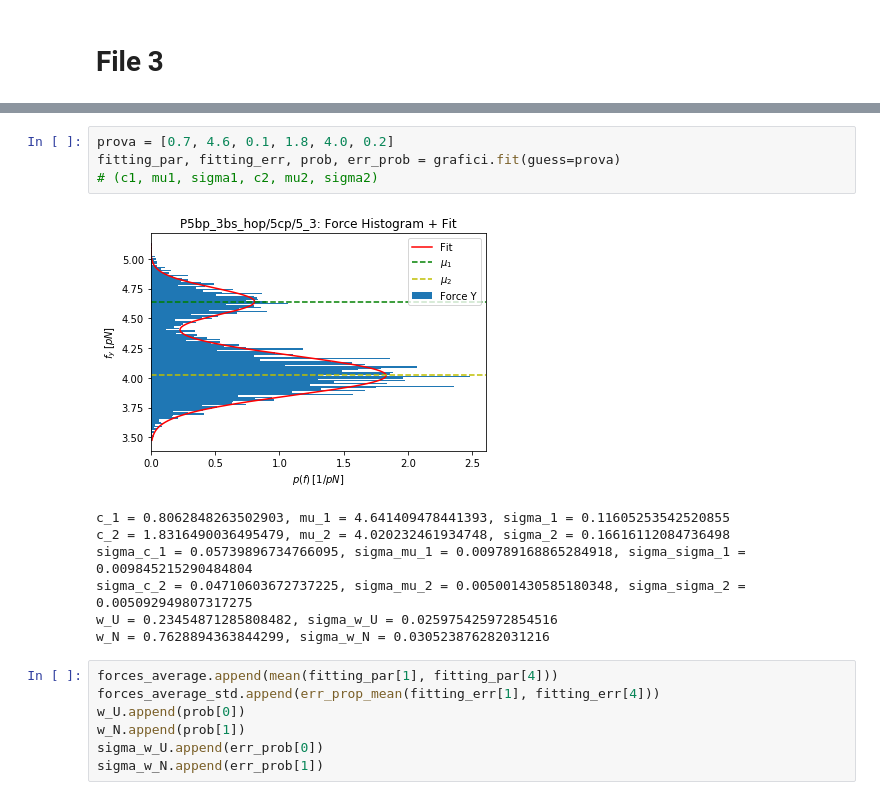
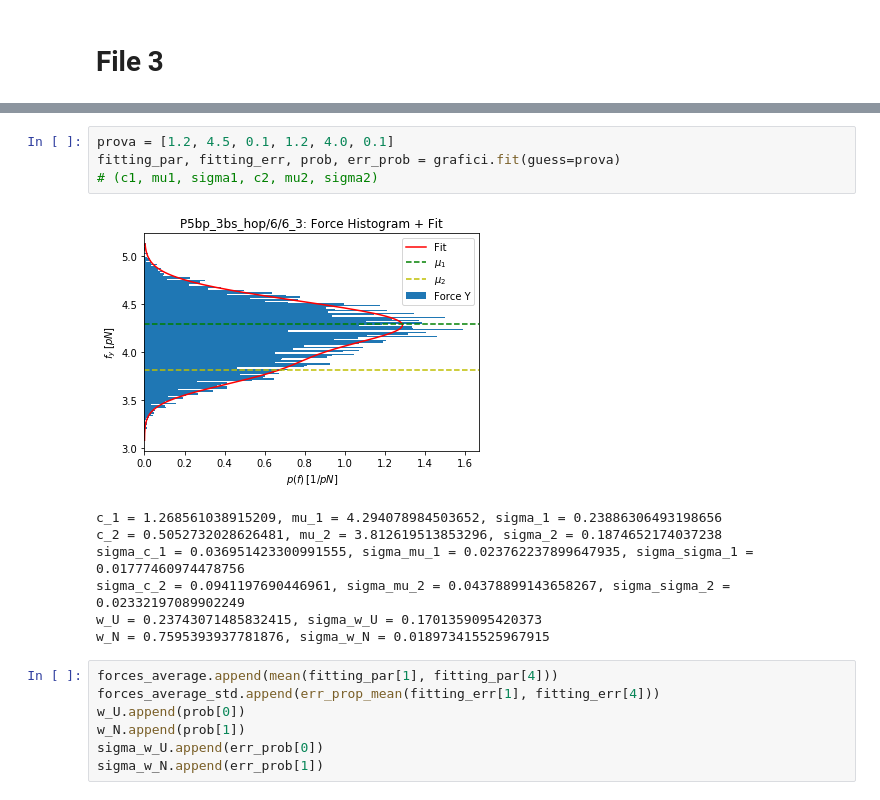
Before and after one commit to RiccardoTancredi/TesiTriennale, a Jupyter notebook: hoppingp5bp6.ipynb, the cells around one changed output, grey strips where cells are left out. Saved outputs shown, nothing was run; the diff lists cells and outputs as text.

```diff
--- a/hoppingp5bp6.ipynb
+++ b/hoppingp5bp6.ipynb
@@ -143,15 +145,15 @@ f media vale = 4.1745962678375355, con deviazione standard = 0.30865529479707404
 # %%
-prova = [0.7, 4.6, 0.1, 1.8, 4.0, 0.2]
+prova = [1.2, 4.5, 0.1, 1.2, 4.0, 0.1]
 fitting_par, fitting_err, prob, err_prob = grafici.fit(guess=prova)
 # (c1, mu1, sigma1, c2, mu2, sigma2)
 # %% [output]
-[figure, old version]
+[figure, new version]
-c_1 = 0.8062848263502903, mu_1 = 4.641409478441393, sigma_1 = 0.11605253542520855
-c_2 = 1.8316490036495479, mu_2 = 4.020232461934748, sigma_2 = 0.16616112084736498
-sigma_c_1 = 0.05739896734766095, sigma_mu_1 = 0.009789168865284918, sigma_sigma_1 = 0.009845215290484804
-sigma_c_2 = 0.04710603672737225, sigma_mu_2 = 0.005001430585180348, sigma_sigma_2 = 0.005092949807317275
-w_U = 0.23454871285808482, sigma_w_U = 0.025975425972854516
-w_N = 0.7628894363844299, sigma_w_N = 0.030523876282031216
+c_1 = 1.268561038915209, mu_1 = 4.294078984503652, sigma_1 = 0.23886306493198656
+c_2 = 0.5052732028626481, mu_2 = 3.812619513853296, sigma_2 = 0.1874652174037238
+sigma_c_1 = 0.036951423300991555, sigma_mu_1 = 0.023762237899647935, sigma_sigma_1 = 0.01777460974478756
+sigma_c_2 = 0.0941197690446961, sigma_mu_2 = 0.04378899143658267, sigma_sigma_2 = 0.02332197089902249
+w_U = 0.23743071485832415, sigma_w_U = 0.1701359095420373
+w_N = 0.7595393937781876, sigma_w_N = 0.018973415525967915
 # %%
 forces_average.append(mean(fitting_par[1], fitting_par[4]))
 forces_average_std.append(err_prop_mean(fitting_err[1], fitting_err[4]))
```
Also changed, not shown: parts of 32 cells of this notebook, 9 other files.
